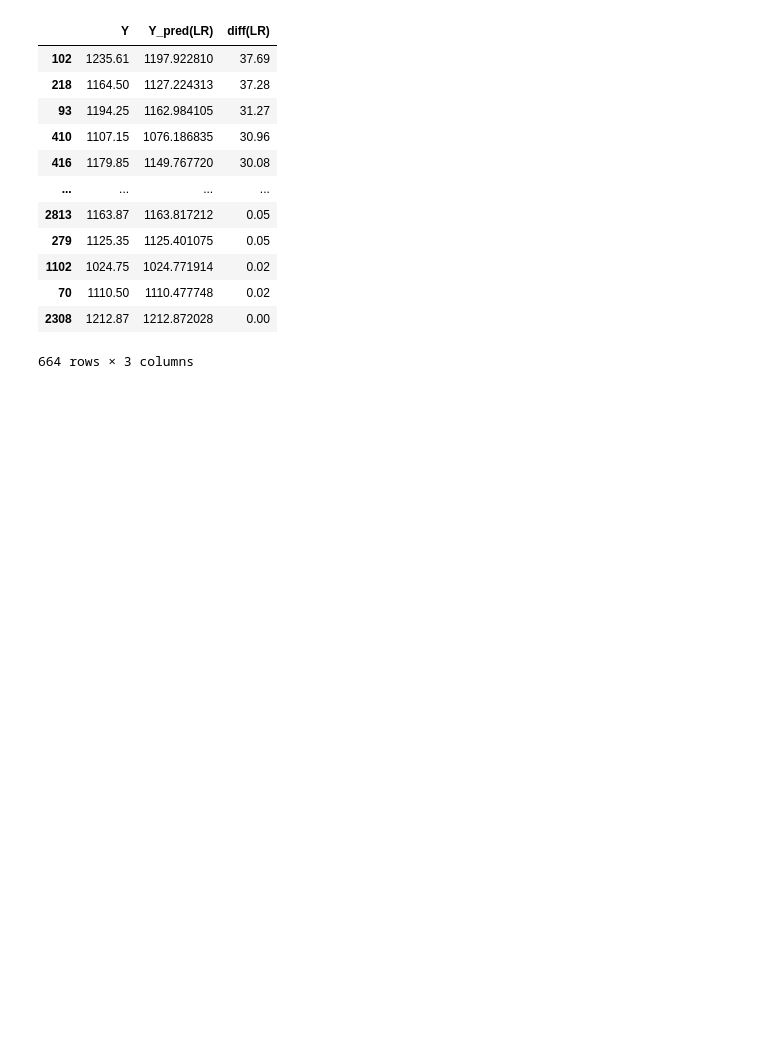
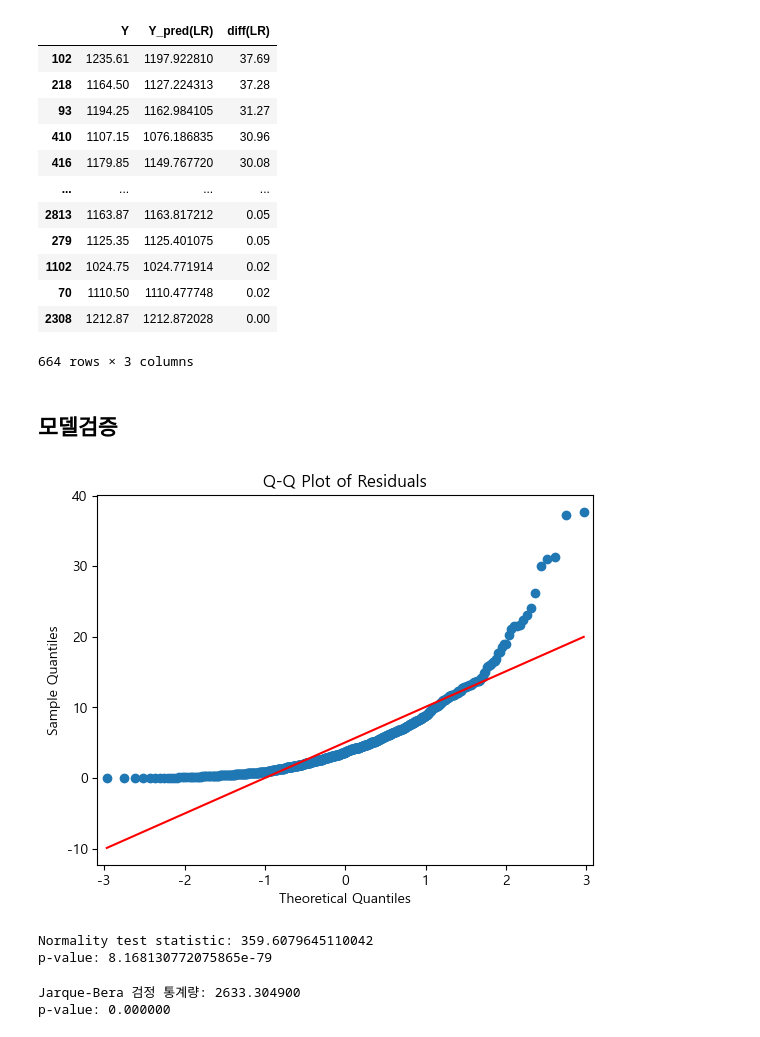
Before and after one commit to Jay-hook/mine, a Jupyter notebook: final_5th.ipynb, the cells around one changed output. Saved outputs shown, nothing was run; the diff lists cells and outputs as text; code cells hidden in the pictures; blank space fills up the shorter version.

```diff
--- a/final_5th.ipynb
+++ b/final_5th.ipynb
@@ -94,3 +92,43 @@ result.sort_values(by=['diff(LR)'], ascending=False)
 | 70 | 1110.50 | 1110.477748 | 0.02 |
 | 2308 | 1212.87 | 1212.872028 | 0.00 |
 664 rows × 3 columns
+# %% [markdown]
+## 모델검증
+# %%
+from scipy.stats import normaltest
+import statsmodels.api as sm
+# Residuals
+residuals = result['diff(LR)']
+
+# Residual analysis
+
+
+# Q-Q Plot
+sm.qqplot(residuals.values.flatten(), line='s')
+plt.title('Q-Q Plot of Residuals')
+plt.show()
+
+# 잔차의 정규성 검정
+statistic, p_value = normaltest(residuals.values.flatten())
+
+print("Normality test statistic:", statistic)
+print("p-value:", p_value)
+# %% [output]
+[figure, added]
+Normality test statistic: 359.6079645110042
+p-value: 8.168130772075865e-79
+# %%
+# from scipy.stats import jarque_bera
+import numpy as np
+from scipy.stats import jarque_bera
+
+
+# Jarque-Bera 정규성 검정 수행
+jb_value, p_value = jarque_bera(residuals)
+
+# 검정 통계량과 p-value 출력 (소수점 6번째 자리까지)
+print("Jarque-Bera 검정 통계량: {:.6f}".format(jb_value))
+print("p-value: {:.6f}".format(p_value))
+# %% [output]
+Jarque-Bera 검정 통계량: 2633.304900
+p-value: 0.000000
```
Also changed, not shown: parts of 16 cells of this notebook, 28 other files.
